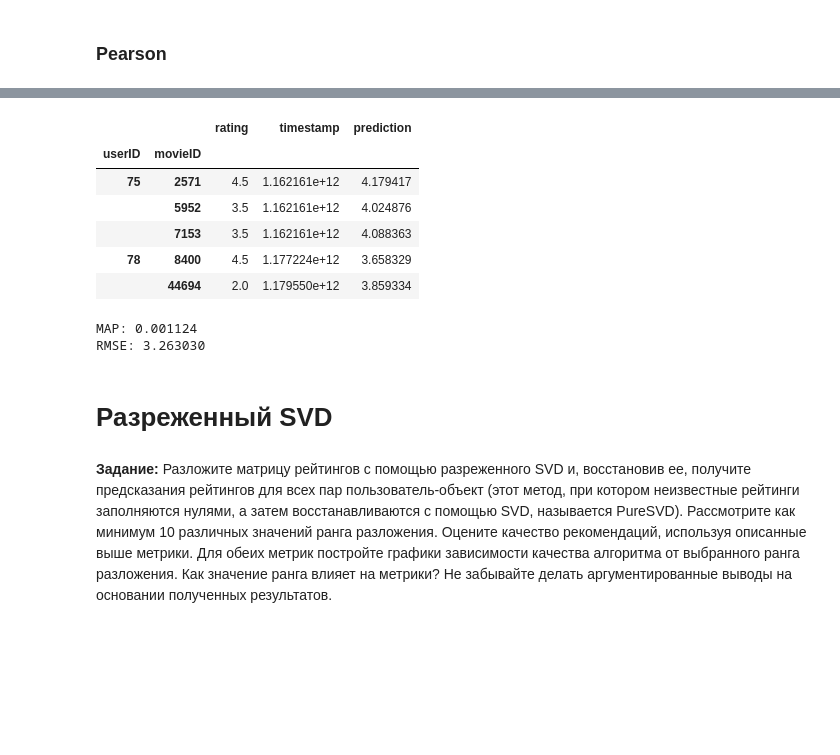
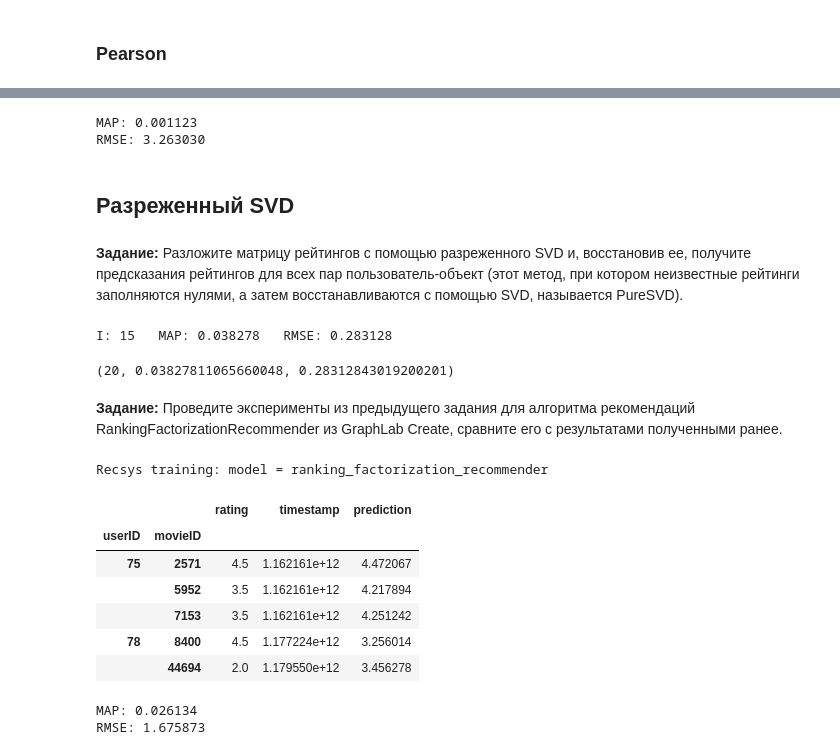
Before and after one commit to YRustt/Contests, a Jupyter notebook: Recommendation system/solution.ipynb, the cells around one changed output, grey strips where cells are left out. Drawn from its saved outputs; the diff is of its cells as text; code cells hidden in the pictures; blank space fills up the shorter version.

```diff
--- a/Recommendation system/solution.ipynb
+++ b/Recommendation system/solution.ipynb
@@ -209,6 +209,7 @@ R = pd.pivot_table(data.reset_index(),
                    fill_value=0.)
 
 unknown = R.stack().drop(data.index)
+unknown = unknown.to_frame(name='rating')
 # %%
 if 1 == 0:
     train.to_csv('data/solution/solution.train.csv')
@@ -356,0 +337,10 @@ Gathering per-item and per-user statistics.
+# %%
+print('MAP: %f' % map_metric(prediction))
+print('RMSE: %f' % rmse_metric(prediction))
+# %% [output]
+MAP: 0.001123
+RMSE: 3.263030
+# %% [markdown]
+## Разреженный SVD
+# %% [markdown]
+__Задание:__ Разложите матрицу рейтингов с помощью разреженного SVD и, восстановив ее, получите предсказания рейтингов для всех пар пользователь-объект (этот метод, при котором неизвестные рейтинги заполняются нулями, а затем восстанавливаются с помощью SVD, называется PureSVD).
@@ -357,23 +361,34 @@ Gathering per-item and per-user statistics.
+# %%
+run_svd(20)
+# %% [output]
+I: 15   MAP: 0.038278   RMSE: 0.283128
+(20, 0.03827811065660048, 0.28312843019200201)
+# %% [markdown]
+__Задание:__ Проведите эксперименты из предыдущего задания для алгоритма рекомендаций RankingFactorizationRecommender из GraphLab Create, сравните его с результатами полученными ранее.
 # %%
-values = pd.concat([test, unknown])
-values['prediction'] = model.predict(graphlab.SFrame(data=values.reset_index()))
+model = graphlab.recommender.ranking_factorization_recommender.create(graphlab.SFrame(data=train[['rating']].reset_index()),
+                                                                      user_id='userID',
+                                                                      item_id='movieID',
+                                                                      target='rating',
+                                                                      num_factors=20,
+                                                                      verbose=False)
 
-values.head()
+prediction = pd.concat([test, unknown])
+prediction['prediction'] = model.predict(graphlab.SFrame(data=prediction.reset_index()))
+
+prediction.head()
 # %% [output]
+Recsys training: model = ranking_factorization_recommender
 |  |  | rating | timestamp | prediction |
 | userID | movieID |  |  |  |
-| 75 | 2571 | 4.5 | 1.162161e+12 | 4.179417 |
-|  | 5952 | 3.5 | 1.162161e+12 | 4.024876 |
-|  | 7153 | 3.5 | 1.162161e+12 | 4.088363 |
-| 78 | 8400 | 4.5 | 1.177224e+12 | 3.658329 |
-|  | 44694 | 2.0 | 1.179550e+12 | 3.859334 |
+| 75 | 2571 | 4.5 | 1.162161e+12 | 4.472067 |
+|  | 5952 | 3.5 | 1.162161e+12 | 4.217894 |
+|  | 7153 | 3.5 | 1.162161e+12 | 4.251242 |
+| 78 | 8400 | 4.5 | 1.177224e+12 | 3.256014 |
+|  | 44694 | 2.0 | 1.179550e+12 | 3.456278 |
 # %%
-print('MAP: %f' % map_metric(values))
-print('RMSE: %f' % rmse_metric(values))
+print('MAP: %f' % map_metric(prediction))
+print('RMSE: %f' % rmse_metric(prediction))
 # %% [output]
-MAP: 0.001124
-RMSE: 3.263030
+MAP: 0.026134
+RMSE: 1.675873
-# %% [markdown]
-# Разреженный SVD
-# %% [markdown]
-__Задание:__ Разложите матрицу рейтингов с помощью разреженного SVD и, восстановив ее, получите предсказания рейтингов для всех пар пользователь-объект (этот метод, при котором неизвестные рейтинги заполняются нулями, а затем восстанавливаются с помощью SVD, называется PureSVD). Рассмотрите как минимум 10 различных значений ранга разложения. Оцените качество рекомендаций, используя описанные выше метрики. Для обеих метрик постройте графики зависимости качества алгоритма от выбранного ранга разложения. Как значение ранга влияет на метрики? Не забывайте делать аргументированные выводы на основании полученных результатов.
```
Also changed, not shown: parts of 22 cells of this notebook.
